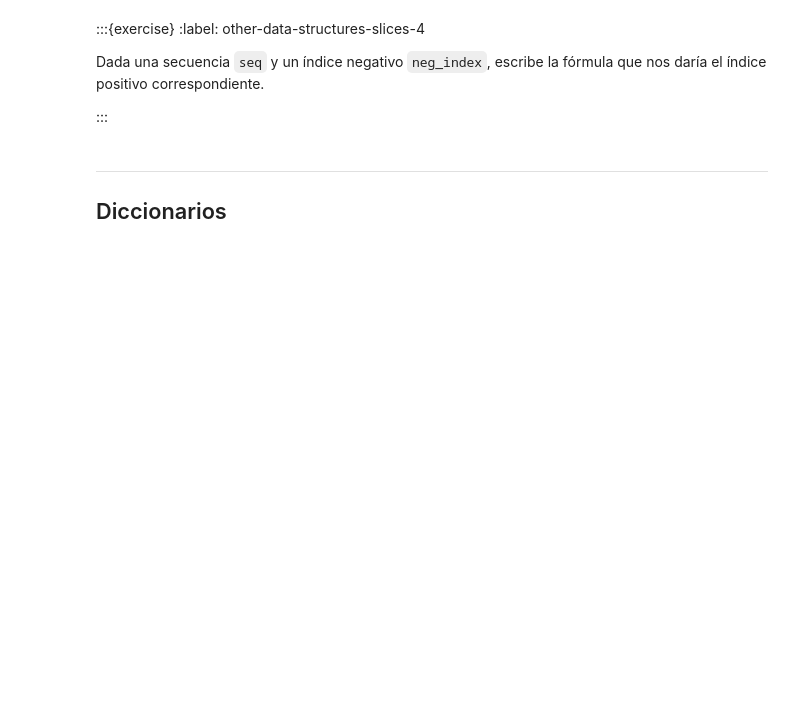
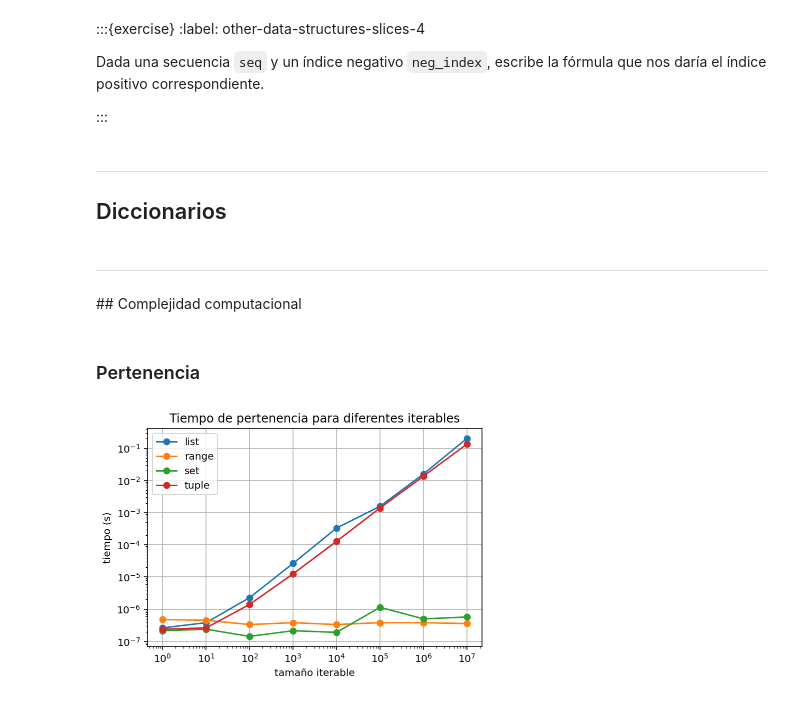
Before and after one commit to javlintor/curso-python-us, a Jupyter notebook: _sources/notebooks/introduction-python/other-data-structures.ipynb, the cells around one changed output. Saved outputs shown, nothing was run; the diff lists cells and outputs as text; code cells hidden in the pictures; blank space fills up the shorter version.

```diff
--- a/_sources/notebooks/introduction-python/other-data-structures.ipynb
+++ b/_sources/notebooks/introduction-python/other-data-structures.ipynb
@@ -196,3 +198,8 @@ Dada una secuencia `seq` y un índice negativo `neg_index`, escribe la fórmula
 # %% [markdown]
 ---
 ## Diccionarios
+# %% [markdown]
+---
+## Complejidad computacional
+# %% [markdown]
+### Pertenencia
@@ -198,0 +240,27 @@ Dada una secuencia `seq` y un índice negativo `neg_index`, escribe la fórmula
+# %%
+import numpy as np
+import matplotlib.pyplot as plt
+
+n = [10**i for i in range(8)]
+t_range = [get_membership_time_from_range(i) for i in n]
+t_list = [get_membership_time_from_list(i) for i in n]
+t_set = [get_membership_time_from_set(i) for i in n]
+t_tuple = [get_membership_time_from_tuple(i) for i in n]
+# %%
+%config InlineBackend.figure_format = "retina"
+
+fig, ax = plt.subplots()
+ax.plot(n, t_list, "o-", label="list")
+ax.plot(n, t_range, "o-", label="range")
+ax.plot(n, t_set, "o-", label="set")
+ax.plot(n, t_tuple, "o-", label="tuple")
+ax.set_xscale("log")
+ax.set_yscale("log")
+ax.set_xlabel("tamaño iterable")
+ax.set_ylabel("tiempo (s)")
+ax.set_title("Tiempo de pertenencia para diferentes iterables")
+ax.grid(True)
+ax.legend()
+fig.show()
+# %% [output]
+[figure, added]
```
Also changed, not shown: parts of 3 cells of this notebook, 3 other files.
